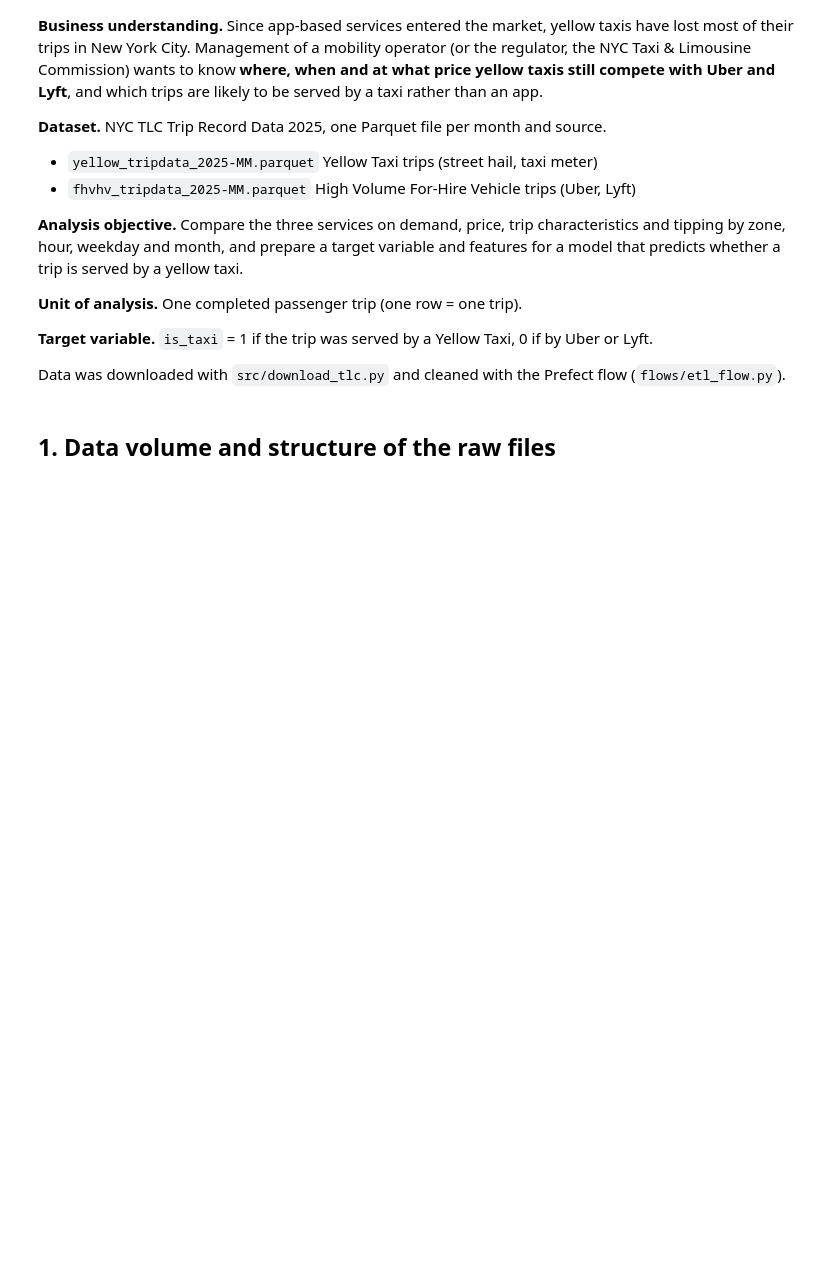
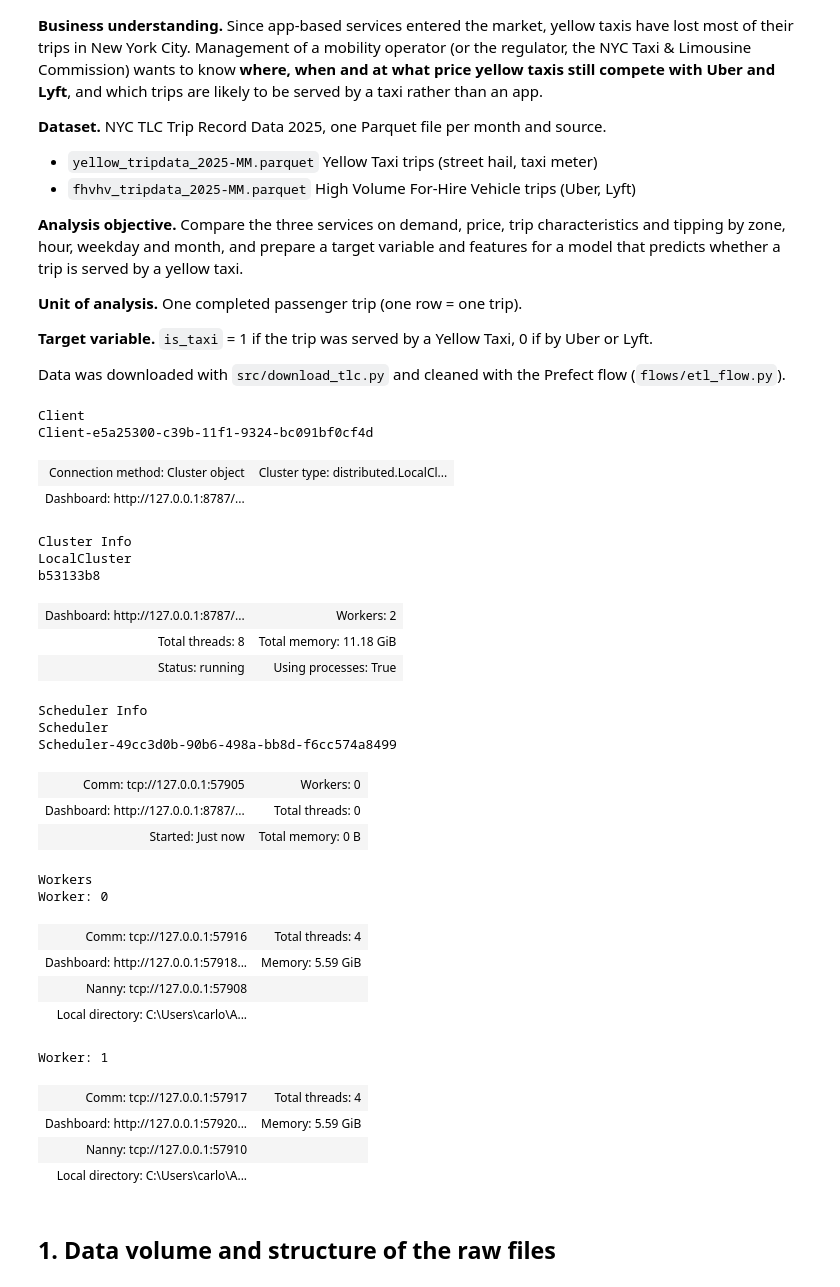
Before and after one commit to carlo120702/nyc-taxi-vs-uber-lyft, a Jupyter notebook: notebooks/01_eda.ipynb, the cells around one changed output. Drawn from its saved outputs; the diff is of its cells as text; code cells hidden in the pictures; blank space fills up the shorter version.

Commit message:
Add EDA results, Dask benchmark and Grafana fix

```diff
--- a/notebooks/01_eda.ipynb
+++ b/notebooks/01_eda.ipynb
@@ -17,26 +17,54 @@ Data was downloaded with `src/download_tlc.py` and cleaned with the Prefect flow
 # %%
 import sys
 from pathlib import Path
 sys.path.extend([str(Path.cwd().parent), str(Path.cwd().parent / "src")])
 
 import dask
 import dask.dataframe as dd
 import matplotlib.pyplot as plt
 import numpy as np
 import pandas as pd
 import pyarrow.parquet as pq
 from dask.distributed import Client, LocalCluster
 
 import config, context, pipeline
 
 pd.set_option("display.float_format", "{:,.3f}".format)
 plt.rcParams["figure.figsize"] = (10, 4.5)
 COLORS = {"Yellow Taxi": "#F2B701", "Uber": "#222222", "Lyft": "#E0007A"}
 SERVICES = ["Yellow Taxi", "Uber", "Lyft"]
 
-cluster = LocalCluster(**config.DASK_CONFIGS["B_4workers_3GB"])
+cluster = LocalCluster(**config.DASK_CONFIGS["A_2workers_6GB"])
 client = Client(cluster)
 client
+# %% [output]
+Client
+Client-e5a25300-c39b-11f1-9324-bc091bf0cf4d
+| Connection method: Cluster object | Cluster type: distributed.LocalCl... |
+| Dashboard: http://127.0.0.1:8787/... |  |
+Cluster Info
+LocalCluster
+b53133b8
+| Dashboard: http://127.0.0.1:8787/... | Workers: 2 |
+| Total threads: 8 | Total memory: 11.18 GiB |
+| Status: running | Using processes: True |
+Scheduler Info
+Scheduler
+Scheduler-49cc3d0b-90b6-498a-bb8d-f6cc574a8499
+| Comm: tcp://127.0.0.1:57905 | Workers: 0 |
+| Dashboard: http://127.0.0.1:8787/... | Total threads: 0 |
+| Started: Just now | Total memory: 0 B |
+Workers
+Worker: 0
+| Comm: tcp://127.0.0.1:57916 | Total threads: 4 |
+| Dashboard: http://127.0.0.1:57918... | Memory: 5.59 GiB |
+| Nanny: tcp://127.0.0.1:57908 |  |
+| Local directory: C:\Users\carlo\A... |  |
+Worker: 1
+| Comm: tcp://127.0.0.1:57917 | Total threads: 4 |
+| Dashboard: http://127.0.0.1:57920... | Memory: 5.59 GiB |
+| Nanny: tcp://127.0.0.1:57910 |  |
+| Local directory: C:\Users\carlo\A... |  |
 # %% [markdown]
 ## 1. Data volume and structure of the raw files
 # %%
```
Also changed, not shown: parts of 16 cells of this notebook, 6 other files.
